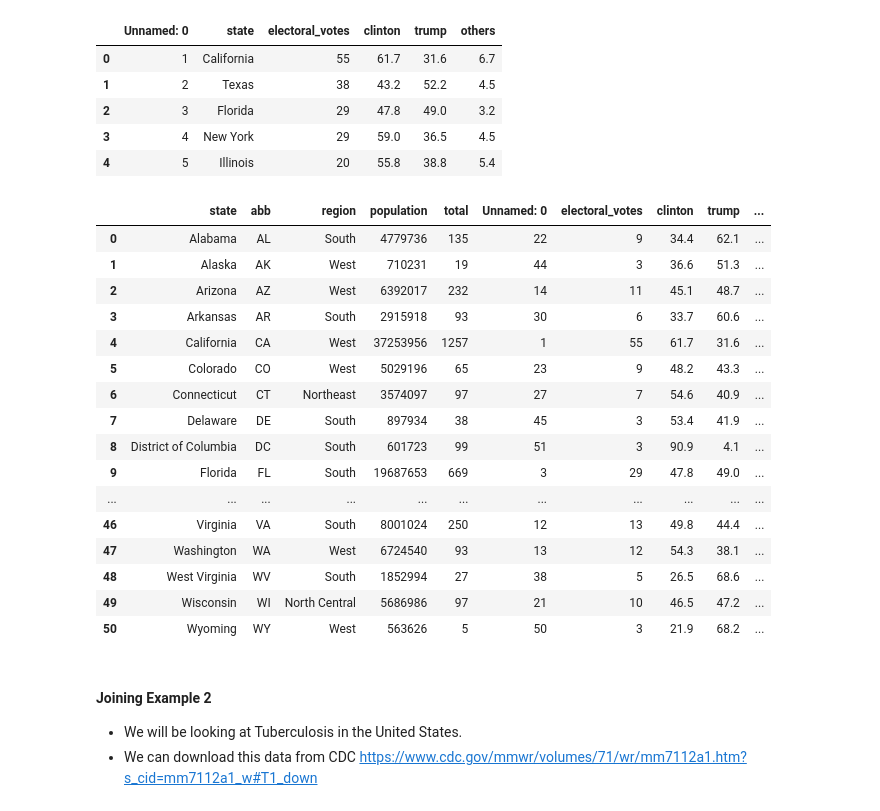
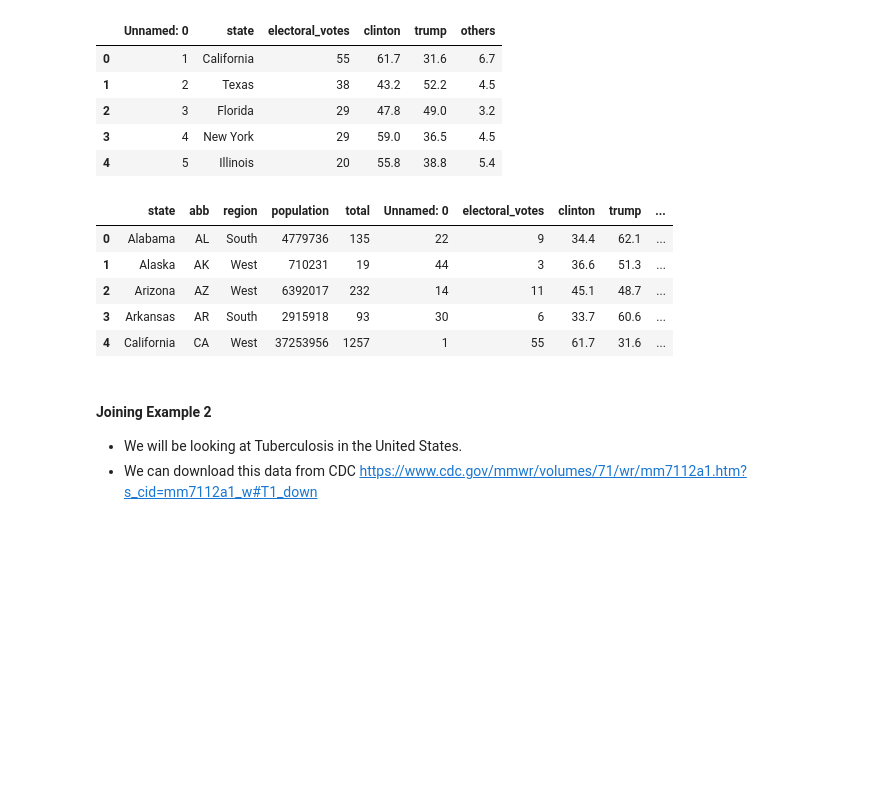
Before and after one commit to yongsa-nut/TU_CN240_DataScience_671, a Jupyter notebook: CN240_Lecture_6.ipynb, the cells around one changed output. Saved outputs shown, nothing was run; the diff lists cells and outputs as text; code cells hidden in the pictures; blank space fills up the shorter version.

```diff
--- a/CN240_Lecture_6.ipynb
+++ b/CN240_Lecture_6.ipynb
@@ -192,25 +251,14 @@ election2016.head()
 # %%
 # Merge by state
 first_merge =  pd.merge(murders, election2016, on='state', how='left')
-first_merge
+first_merge.head()
 # %% [output]
 |  | state | abb | region | population | total | Unnamed: 0 | electoral_votes | clinton | trump | ... |
 | 0 | Alabama | AL | South | 4779736 | 135 | 22 | 9 | 34.4 | 62.1 | ... |
 | 1 | Alaska | AK | West | 710231 | 19 | 44 | 3 | 36.6 | 51.3 | ... |
 | 2 | Arizona | AZ | West | 6392017 | 232 | 14 | 11 | 45.1 | 48.7 | ... |
 | 3 | Arkansas | AR | South | 2915918 | 93 | 30 | 6 | 33.7 | 60.6 | ... |
 | 4 | California | CA | West | 37253956 | 1257 | 1 | 55 | 61.7 | 31.6 | ... |
-| 5 | Colorado | CO | West | 5029196 | 65 | 23 | 9 | 48.2 | 43.3 | ... |
-| 6 | Connecticut | CT | Northeast | 3574097 | 97 | 27 | 7 | 54.6 | 40.9 | ... |
-| 7 | Delaware | DE | South | 897934 | 38 | 45 | 3 | 53.4 | 41.9 | ... |
-| 8 | District of Columbia | DC | South | 601723 | 99 | 51 | 3 | 90.9 | 4.1 | ... |
-| 9 | Florida | FL | South | 19687653 | 669 | 3 | 29 | 47.8 | 49.0 | ... |
-| ... | ... | ... | ... | ... | ... | ... | ... | ... | ... | ... |
-| 46 | Virginia | VA | South | 8001024 | 250 | 12 | 13 | 49.8 | 44.4 | ... |
-| 47 | Washington | WA | West | 6724540 | 93 | 13 | 12 | 54.3 | 38.1 | ... |
-| 48 | West Virginia | WV | South | 1852994 | 27 | 38 | 5 | 26.5 | 68.6 | ... |
-| 49 | Wisconsin | WI | North Central | 5686986 | 97 | 21 | 10 | 46.5 | 47.2 | ... |
-| 50 | Wyoming | WY | West | 563626 | 5 | 50 | 3 | 21.9 | 68.2 | ... |
 # %% [markdown]
 #### Joining Example 2
 
```
Also changed, not shown: parts of 17 cells of this notebook.
